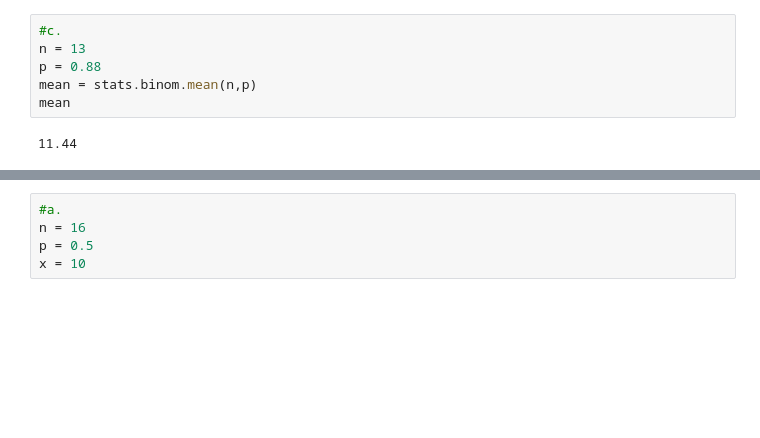
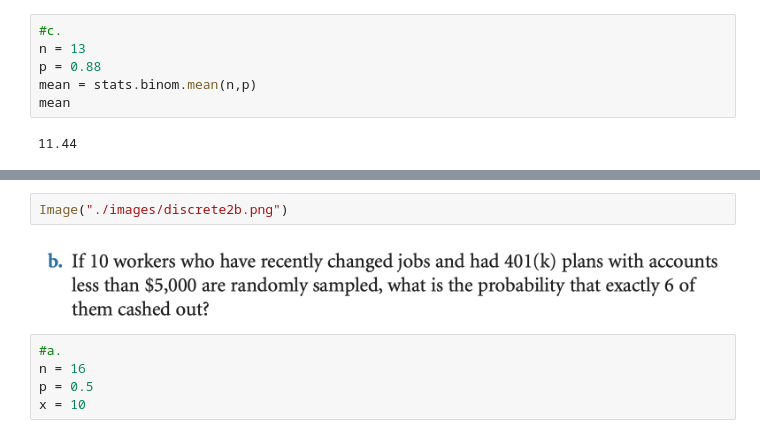
Before and after one commit to A-C-Sai/working-with-data, a Jupyter notebook: business-statistics/discrete-distributions.ipynb, the cells around one changed output, grey strips where cells are left out. Saved outputs shown, nothing was run; the diff lists cells and outputs as text; blank space fills up the shorter version.

```diff
--- a/business-statistics/discrete-distributions.ipynb
+++ b/business-statistics/discrete-distributions.ipynb
@@ -103,3 +103,7 @@ mean
+# %%
+Image("./images/discrete2b.png")
+# %% [output]
+[figure, added]
 # %%
 #a.
 n = 16
```
Also changed, not shown: parts of 13 cells of this notebook, 5 other files.
